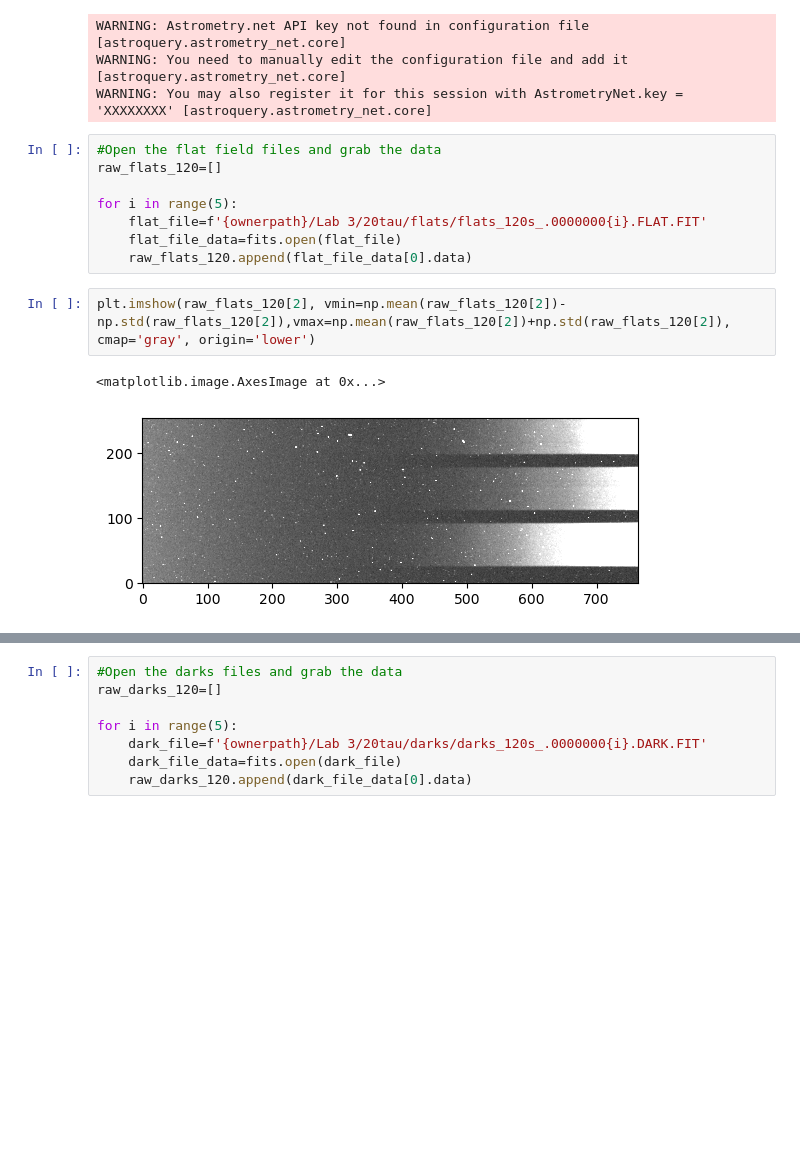
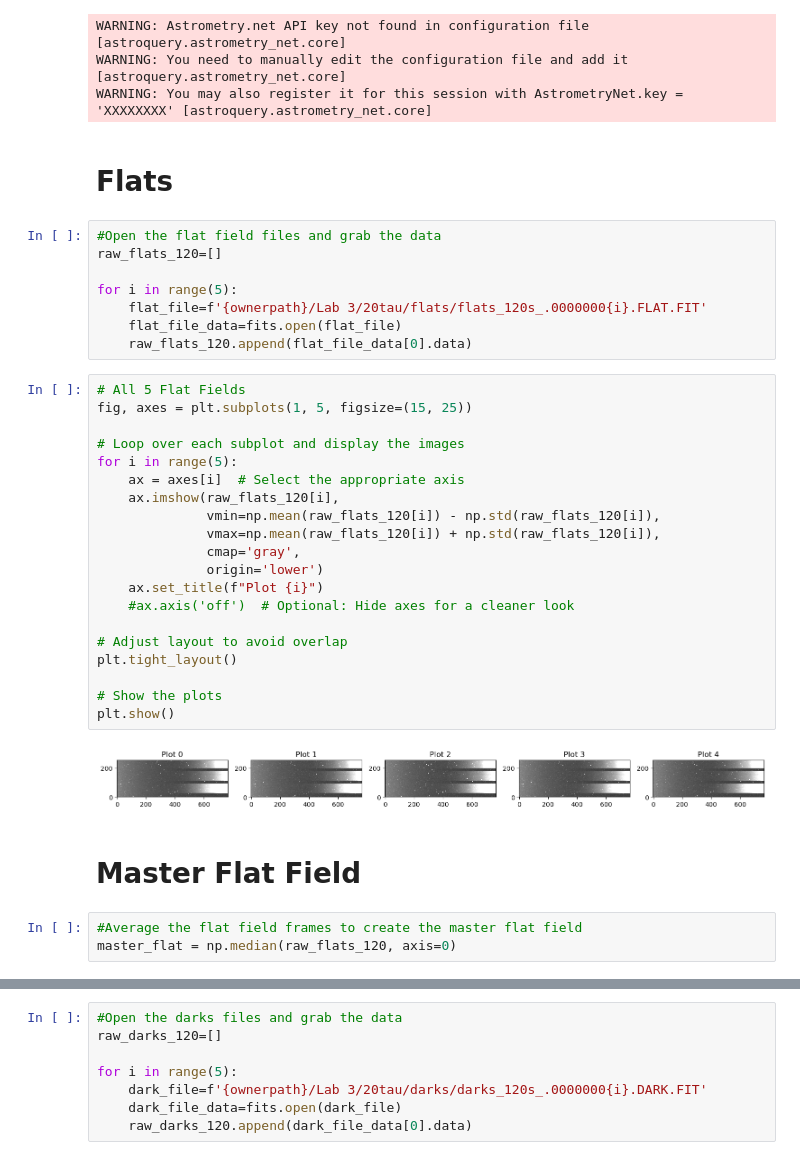
Before and after one commit to Zhengjingyi0823/AST443-Group5, a Jupyter notebook: AST443_lab3.ipynb, the cells around one changed output, grey strips where cells are left out. Drawn from its saved outputs; the diff is of its cells as text; blank space fills up the shorter version.

```diff
--- a/AST443_lab3.ipynb
+++ b/AST443_lab3.ipynb
@@ -44,6 +49,8 @@ warnings.filterwarnings('ignore')
 WARNING: Astrometry.net API key not found in configuration file [astroquery.astrometry_net.core]
 WARNING: You need to manually edit the configuration file and add it [astroquery.astrometry_net.core]
 WARNING: You may also register it for this session with AstrometryNet.key = 'XXXXXXXX' [astroquery.astrometry_net.core]
+# %% [markdown]
+# Flats
 # %%
 #Open the flat field files and grab the data
 raw_flats_120=[]
@@ -53,7 +60,29 @@ for i in range(5):
     flat_file_data=fits.open(flat_file)
     raw_flats_120.append(flat_file_data[0].data)
 # %%
-plt.imshow(raw_flats_120[2], vmin=np.mean(raw_flats_120[2])-np.std(raw_flats_120[2]),vmax=np.mean(raw_flats_120[2])+np.std(raw_flats_120[2]), cmap='gray', origin='lower')
+# All 5 Flat Fields
+fig, axes = plt.subplots(1, 5, figsize=(15, 25))
+
+# Loop over each subplot and display the images
+for i in range(5):
+    ax = axes[i]  # Select the appropriate axis
+    ax.imshow(raw_flats_120[i],
+              vmin=np.mean(raw_flats_120[i]) - np.std(raw_flats_120[i]),
+              vmax=np.mean(raw_flats_120[i]) + np.std(raw_flats_120[i]),
+              cmap='gray',
+              origin='lower')
+    ax.set_title(f"Plot {i}")
+    #ax.axis('off')  # Optional: Hide axes for a cleaner look
+
+# Adjust layout to avoid overlap
+plt.tight_layout()
+
+# Show the plots
+plt.show()
 # %% [output]
-<matplotlib.image.AxesImage at 0x...>
-[figure, old version]
+[figure, new version]
+# %% [markdown]
+# Master Flat Field
+# %%
+#Average the flat field frames to create the master flat field
+master_flat = np.median(raw_flats_120, axis=0)
```
Also changed, not shown: parts of 48 cells of this notebook.
